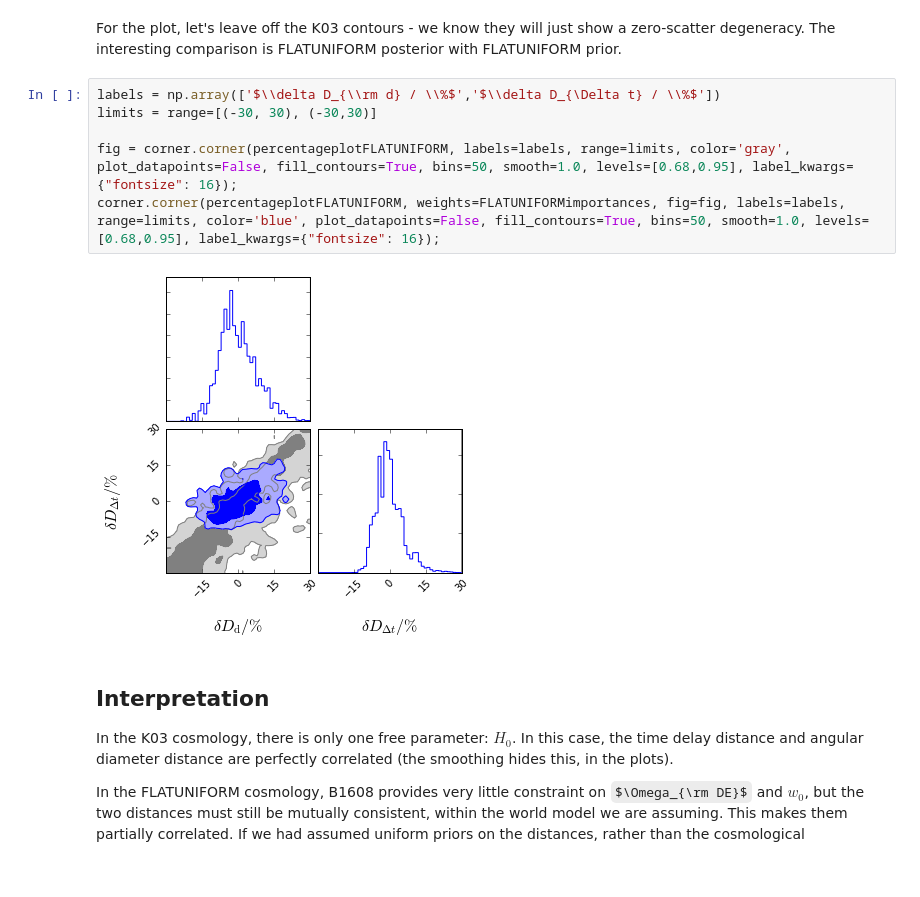
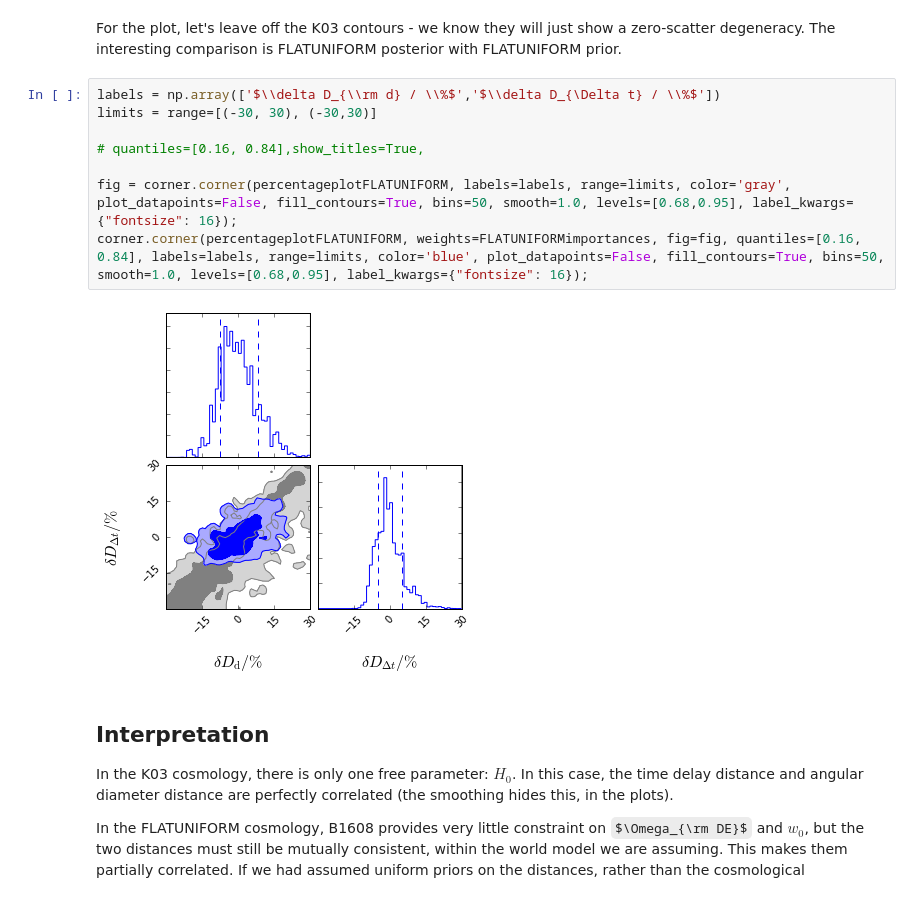
Before and after one commit to tommasotreu/AARV, a Jupyter notebook: figures/DdtDa.ipynb, the cells around one changed output. Saved outputs shown, nothing was run; the diff lists cells and outputs as text; some formulas as TeX source.

```diff
--- a/figures/DdtDa.ipynb
+++ b/figures/DdtDa.ipynb
@@ -214,11 +214,13 @@ For the plot, let's leave off the K03 contours - we know they will just show a z
 # %%
 labels = np.array(['$\\delta D_{\\rm d} / \\%$','$\\delta D_{\Delta t} / \\%$'])
 limits = range=[(-30, 30), (-30,30)]
 
+# quantiles=[0.16, 0.84],show_titles=True,
+
 fig = corner.corner(percentageplotFLATUNIFORM, labels=labels, range=limits, color='gray', plot_datapoints=False, fill_contours=True, bins=50, smooth=1.0, levels=[0.68,0.95], label_kwargs={"fontsize": 16});
-corner.corner(percentageplotFLATUNIFORM, weights=FLATUNIFORMimportances, fig=fig, labels=labels, range=limits, color='blue', plot_datapoints=False, fill_contours=True, bins=50, smooth=1.0, levels=[0.68,0.95], label_kwargs={"fontsize": 16});
+corner.corner(percentageplotFLATUNIFORM, weights=FLATUNIFORMimportances, fig=fig, quantiles=[0.16, 0.84], labels=labels, range=limits, color='blue', plot_datapoints=False, fill_contours=True, bins=50, smooth=1.0, levels=[0.68,0.95], label_kwargs={"fontsize": 16});
 # %% [output]
-[figure, old version]
+[figure, new version]
 # %% [markdown]
 ## Interpretation
 
```
Also changed, not shown: parts of 5 cells of this notebook, 2 other files.
